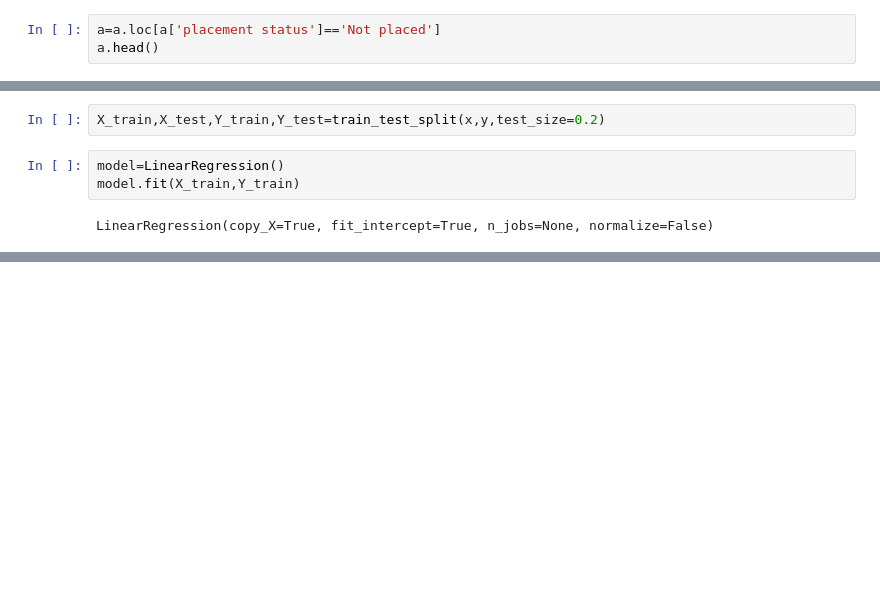
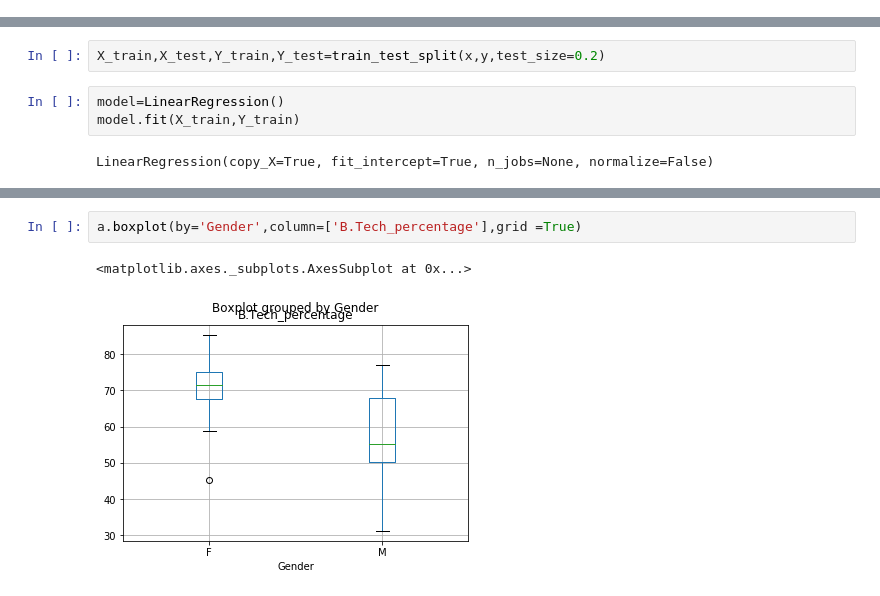
Before and after one commit to 19PA1A0493/PYTHON-BASICS, a Jupyter notebook: assignment1.ipynb, the cells around one changed output, grey strips where cells are left out. Drawn from its saved outputs; the diff is of its cells as text; blank space fills up the shorter version.

```diff
--- a/assignment1.ipynb
+++ b/assignment1.ipynb
@@ -63,6 +70,3 @@ b.describe()
 | 50% | 89.000000 | 82.300000 | 83.330000 | 63.000000 | 0.000000 |
 | 75% | 103.000000 | 86.000000 | 89.900000 | 72.570000 | 2.000000 |
 | max | 117.000000 | 92.660000 | 96.900000 | 88.100000 | 22.000000 |
-# %%
-a=a.loc[a['placement status']=='Not placed']
-a.head()
@@ -147,0 +149,5 @@ array([[78.92414818],
+# %%
+a.boxplot(by='Gender',column=['B.Tech_percentage'],grid =True)
+# %% [output]
+<matplotlib.axes._subplots.AxesSubplot at 0x...>
+[figure, added]
```
Also changed, not shown: parts of 18 cells of this notebook.
